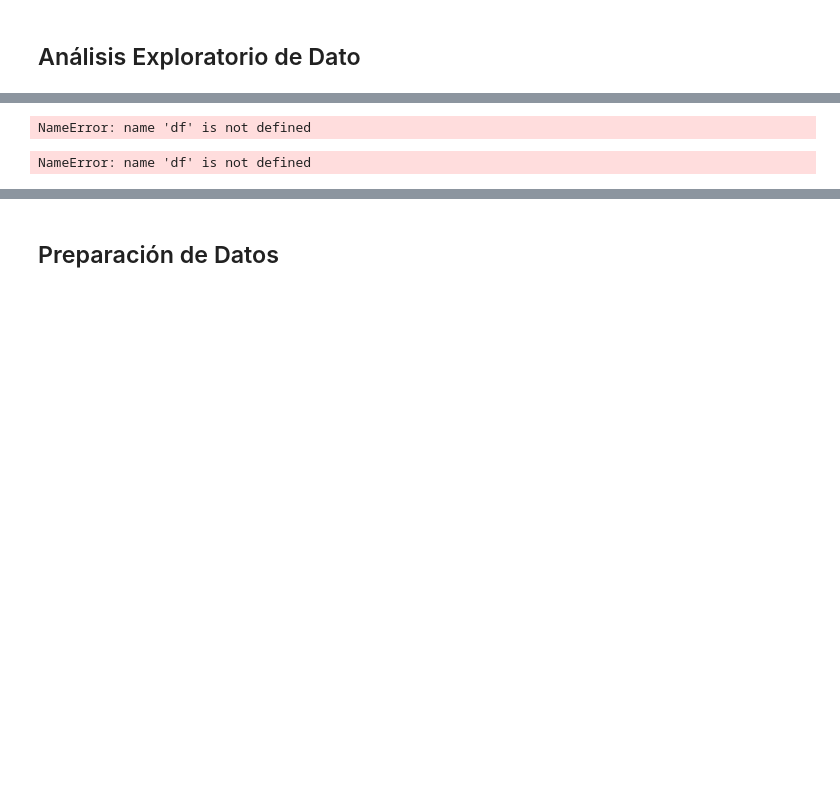
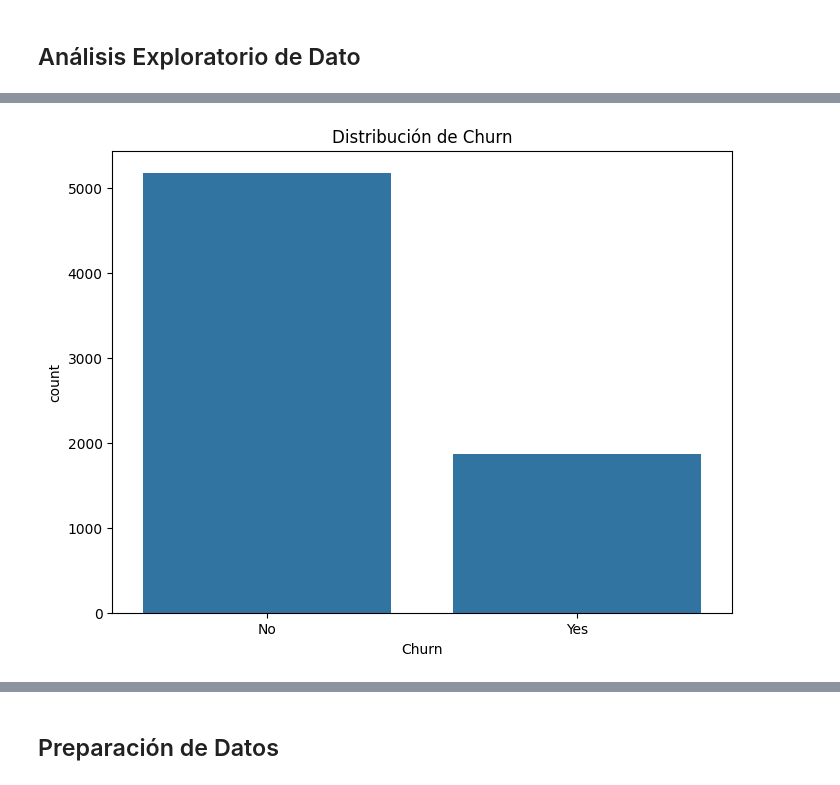
Before and after one commit to paezdev/EA2.-K-Nearest_Neighbors_-KNN-_paez_jean_carlos, a Jupyter notebook: notebooks/paez_ramirez_jean_carlos_KNN.ipynb, the cells around one changed output, grey strips where cells are left out. Saved outputs shown, nothing was run; the diff lists cells and outputs as text; code cells hidden in the pictures; blank space fills up the shorter version.

```diff
--- a/notebooks/paez_ramirez_jean_carlos_KNN.ipynb
+++ b/notebooks/paez_ramirez_jean_carlos_KNN.ipynb
@@ -22,0 +14,27 @@ FileNotFoundError: [Errno 2] No such file or directory: '../data/Telco-Customer-
+# %%
+# Cargar el dataset
+import pandas as pd
+import numpy as np
+import matplotlib.pyplot as plt
+import seaborn as sns
+
+# Cargar el dataset (ajustando la ruta)
+data_path = "../data/WA_Fn-UseC_-Telco-Customer-Churn.csv"
+try:
+    df = pd.read_csv(data_path)
+    print("Dataset cargado exitosamente")
+    print("\nPrimeras 5 filas del dataset:")
+    display(df.head())
+except FileNotFoundError:
+    # Si la ruta anterior falla, intentar con la ruta directa
+    data_path = "data/WA_Fn-UseC_-Telco-Customer-Churn.csv"
+    try:
+        df = pd.read_csv(data_path)
+        print("Dataset cargado exitosamente desde ruta alternativa")
+        print("\nPrimeras 5 filas del dataset:")
+        display(df.head())
+    except FileNotFoundError:
+        print("Error: No se pudo encontrar el archivo. Por favor, verifica que el archivo existe en la carpeta 'data'")
+        print("Rutas intentadas:")
+        print("- ../data/WA_Fn-UseC_-Telco-Customer-Churn.csv")
+        print("- data/WA_Fn-UseC_-Telco-Customer-Churn.csv")
@@ -30,15 +70,8 @@ NameError: name 'df' is not defined
 # %%
 # Distribución de Clases:
-import matplotlib.pyplot as plt
-df['Churn'].value_counts().plot(kind='bar')
-plt.title("Distribución de la variable objetivo (Churn)")
+plt.figure(figsize=(8, 6))
+sns.countplot(data=df, x='Churn')
+plt.title('Distribución de Churn')
 plt.show()
 # %% [output]
-NameError: name 'df' is not defined
+[figure, added]
-# %%
-# Análisis de Variables Categóricas:
-df['gender'].value_counts().plot(kind='bar')
-plt.title("Distribución de género")
-plt.show()
-# %% [output]
-NameError: name 'df' is not defined
```
Also changed, not shown: parts of 12 cells of this notebook, 1 other file.
